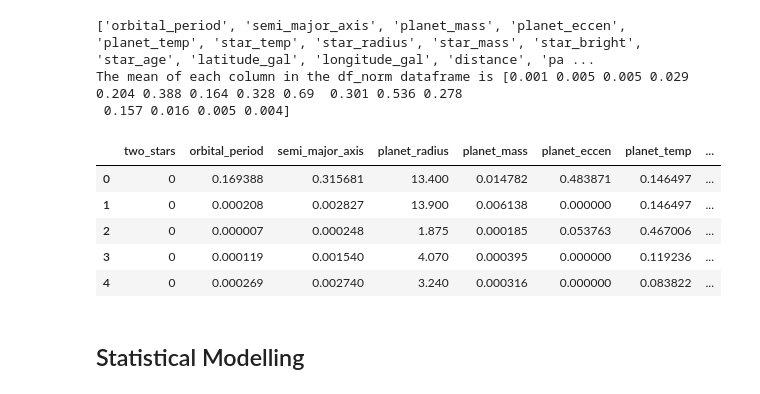
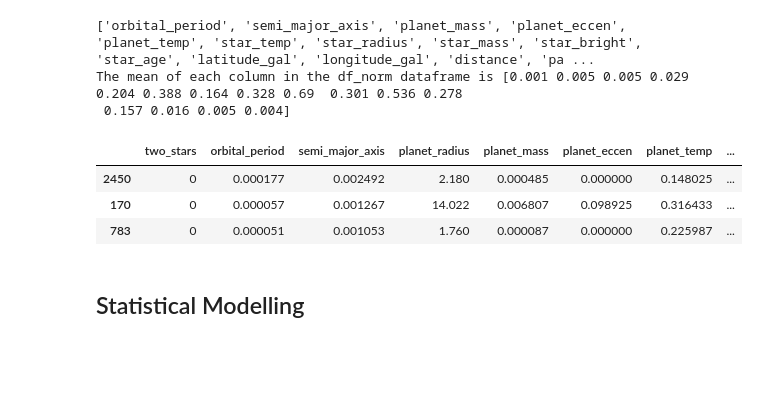
Before and after one commit to RafDingo/Maths40, a Jupyter notebook: src/Phase2/Phase2_Group40.ipynb, the cells around one changed output. Cells and saved outputs as stored; diff of their text form; code cells hidden in the pictures; blank space fills up the shorter version.

```diff
--- a/src/Phase2/Phase2_Group40.ipynb
+++ b/src/Phase2/Phase2_Group40.ipynb
@@ -72,20 +72,22 @@ After Rename:
 | 4 | 1 | 0 | 18.859019 | 0.11010 | 3.240 | 13.6000 | 0.00 | ... |
 # %% [markdown]
 ### One Hot Encoding
+# %%
+# Generate a copy for data modification
+data_encoded = df.copy()
 # %%
-cat_vars = [ "num_star", "two_stars", "num_planet"]
+categorical_vars = [ "num_star", "two_stars", "num_planet"]
 
-for var in cat_vars:
-    df = df.astype({var: object})
+for var in categorical_vars:
+    data_encoded = data_encoded.astype({var: object})
 
 # Categorical encoding for less than 2 values
-for col in df.columns:
-    q = len(df[col].unique())
+for col in data_encoded.columns:
+    q = len(data_encoded[col].unique())
     if (q == 2):
-        df[col] = pd.get_dummies(df[col], drop_first=True)
+        data_encoded[col] = pd.get_dummies(data_encoded[col], drop_first=True)
 # For categorical features > 2 levels
-df = pd.get_dummies(df)
+data_encoded = pd.get_dummies(data_encoded)
 
-print(f"There are now {df.shape[1]} columns with the column names {df.columns.to_list()} after one hot encoding")
-df.dtypes
+print(f"There are {data_encoded.shape[1]} columns with the column names {data_encoded.columns.to_list()} after one hot encoding")
 # %% [output]
@@ -110,7 +95,11 @@ dtype: object
 # %% [markdown]
 ### Data Normalisation
 # %%
-df_float = df.select_dtypes(include=['float64'])
+"""
+Due to the nature of our dataset, all uint8 types are considered categorical.
+"""
+# Perform normalisation on only the float types in df_float.
+df_float = data_encoded.select_dtypes(include=['float64'])
 df_float.drop('planet_radius', inplace=True, axis=1)
 print(df_float.columns.to_list())
 # TODO: Check if RobustScaler gives out better results
@@ -122,30 +111,28 @@ print(f"The mean of each column in the df_norm dataframe is {np.round(df_norm.me
 The mean of each column in the df_norm dataframe is [0.001 0.005 0.005 0.029 0.204 0.388 0.164 0.328 0.69  0.301 0.536 0.278
  0.157 0.016 0.005 0.004]
 # %%
-df.loc[:,
+data_encoded.loc[:,
         ['orbital_period', 'semi_major_axis', 'planet_mass', 'planet_eccen',
          'planet_temp', 'star_temp', 'star_radius', 'star_mass', 'star_bright',
          'star_age', 'latitude_gal', 'longitude_gal', 'distance', 'parallax',
          'mass_ratio_sys', 'radius_ratio_sys'
         ]
         ] = pd.DataFrame(df_norm, columns=[
                                             'orbital_period', 'semi_major_axis',
                                             'planet_mass', 'planet_eccen',
                                             'planet_temp', 'star_temp',
                                             'star_radius', 'star_mass',
                                             'star_bright', 'star_age',
                                             'latitude_gal', 'longitude_gal',
                                             'distance', 'parallax',
                                             'mass_ratio_sys', 'radius_ratio_sys'
                                             ])
-df.head()
+data_encoded.sample(3)
 # %% [output]
 |  | two_stars | orbital_period | semi_major_axis | planet_radius | planet_mass | planet_eccen | planet_temp | ... |
-| 0 | 0 | 0.169388 | 0.315681 | 13.400 | 0.014782 | 0.483871 | 0.146497 | ... |
-| 1 | 0 | 0.000208 | 0.002827 | 13.900 | 0.006138 | 0.000000 | 0.146497 | ... |
-| 2 | 0 | 0.000007 | 0.000248 | 1.875 | 0.000185 | 0.053763 | 0.467006 | ... |
-| 3 | 0 | 0.000119 | 0.001540 | 4.070 | 0.000395 | 0.000000 | 0.119236 | ... |
-| 4 | 0 | 0.000269 | 0.002740 | 3.240 | 0.000316 | 0.000000 | 0.083822 | ... |
+| 2450 | 0 | 0.000177 | 0.002492 | 2.180 | 0.000485 | 0.000000 | 0.148025 | ... |
+| 170 | 0 | 0.000057 | 0.001267 | 14.022 | 0.006807 | 0.098925 | 0.316433 | ... |
+| 783 | 0 | 0.000051 | 0.001053 | 1.760 | 0.000087 | 0.000000 | 0.225987 | ... |
 # %% [markdown]
 ## Statistical Modelling <a id='sm'></a>
 # %% [markdown]
```
Also changed, not shown: parts of 6 cells of this notebook.
